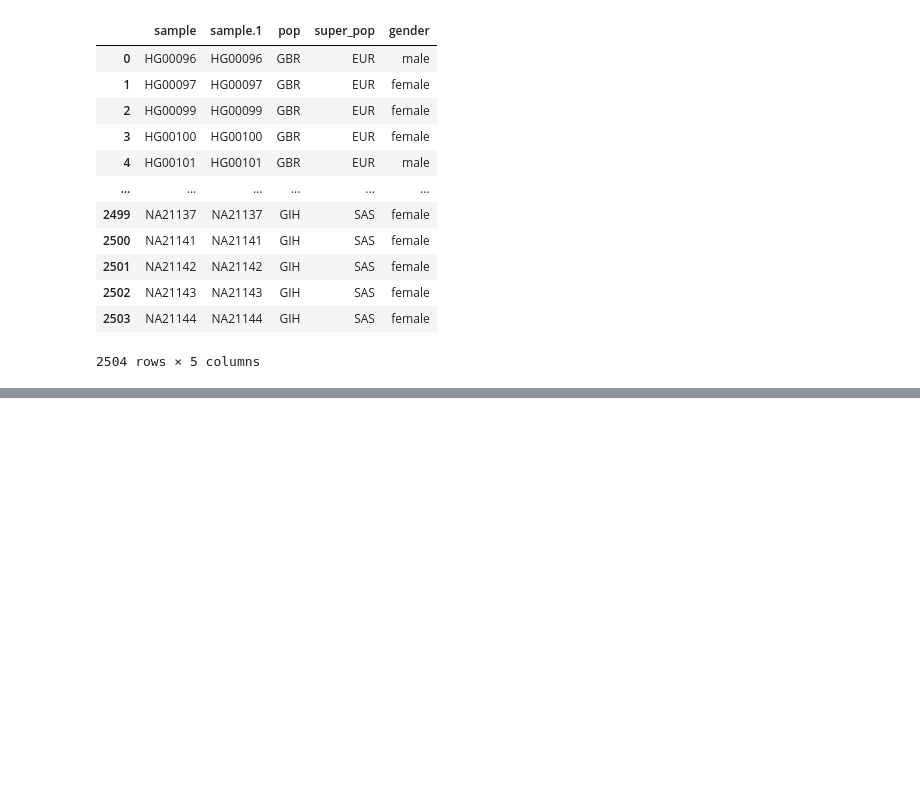
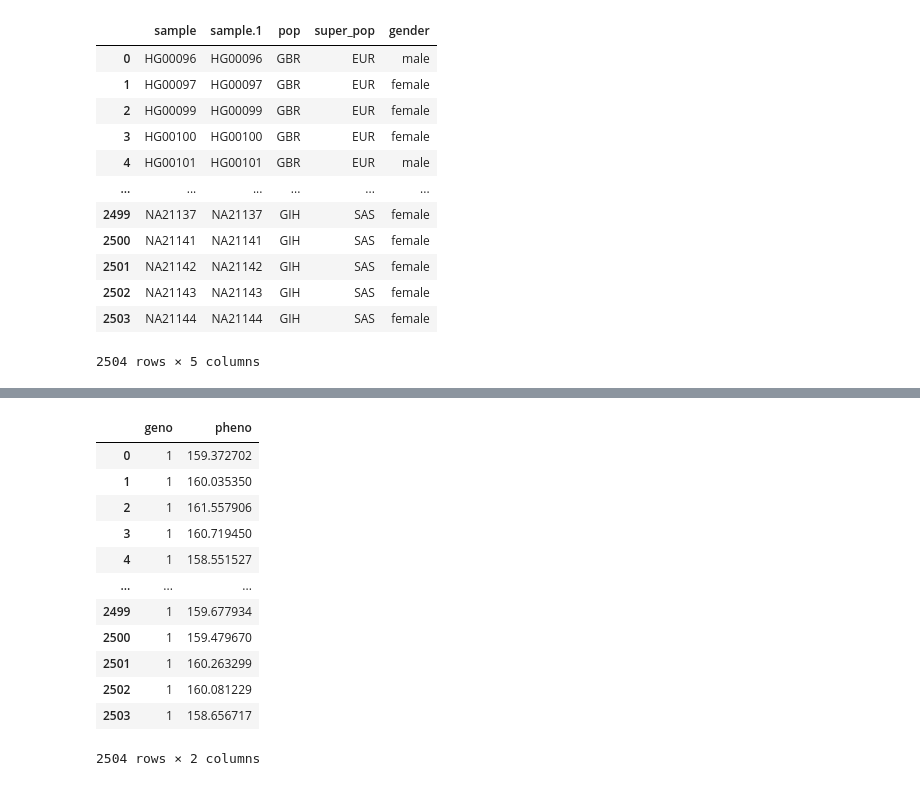
Before and after one commit to mat2m10/powercontrol, a Jupyter notebook: power.ipynb, the cells around one changed output, grey strips where cells are left out. Saved outputs shown, nothing was run; the diff lists cells and outputs as text; code cells hidden in the pictures; blank space fills up the shorter version.

```diff
--- a/power.ipynb
+++ b/power.ipynb
@@ -35,0 +151,16 @@ for snp in os.listdir('./data/genotype'):
+# %%
+df_pheno
+# %% [output]
+|  | geno | pheno |
+| 0 | 1 | 159.372702 |
+| 1 | 1 | 160.035350 |
+| 2 | 1 | 161.557906 |
+| 3 | 1 | 160.719450 |
+| 4 | 1 | 158.551527 |
+| ... | ... | ... |
+| 2499 | 1 | 159.677934 |
+| 2500 | 1 | 159.479670 |
+| 2501 | 1 | 160.263299 |
+| 2502 | 1 | 160.081229 |
+| 2503 | 1 | 158.656717 |
+2504 rows × 2 columns
```
Also changed, not shown: parts of 29 cells of this notebook.
